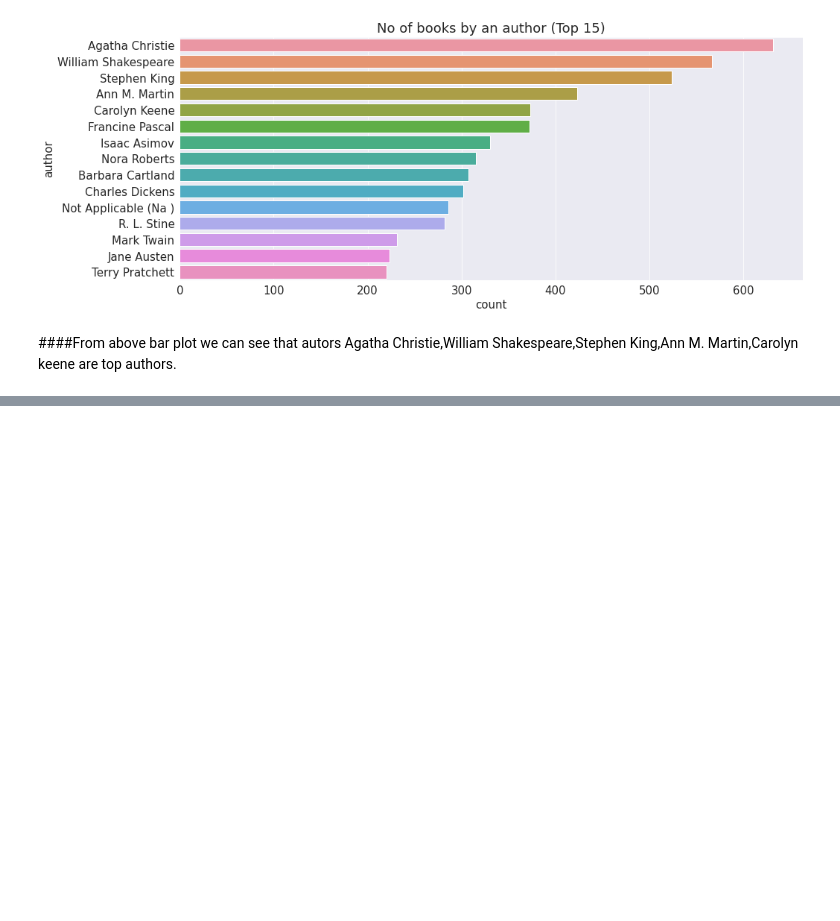
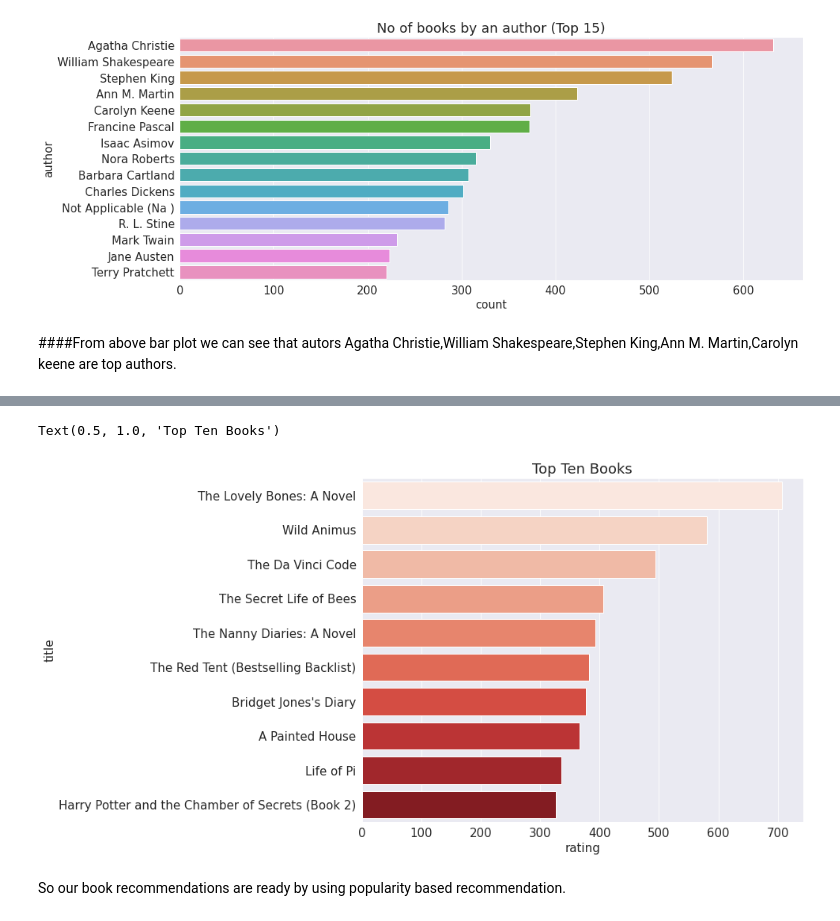
Before and after one commit to RITIK1442840127/Book-Recommendation-System, a Jupyter notebook: Book_Recommendation_System_(_Capstone_project_).ipynb, the cells around one changed output, grey strips where cells are left out. Saved outputs shown, nothing was run; the diff lists cells and outputs as text; code cells hidden in the pictures; blank space fills up the shorter version.

```diff
--- a/Book_Recommendation_System_(_Capstone_project_).ipynb
+++ b/Book_Recommendation_System_(_Capstone_project_).ipynb
@@ -688,0 +712,4 @@ Text(0.5, 1.0, 'No of books by an author (Top 15)')
+# %%
+# Merging ratings_explicit with books dataset on ISBNs feature
+new_book= pd.merge(books, ratings_explicit, on='ISBN')
+new_book.head()
@@ -688,0 +727,3 @@ Text(0.5, 1.0, 'No of books by an author (Top 15)')
+# %%
+# Grouping group data based on title and aggregate based on rating
+top_ten_books= pd.DataFrame(new_book.groupby('title')['rating'].count().sort_values(ascending=False).head(10))
@@ -688,0 +750,2 @@ Text(0.5, 1.0, 'No of books by an author (Top 15)')
+# %%
+top_ten_books=top_ten_books.reset_index() # Reset the index
@@ -688,0 +765,10 @@ Text(0.5, 1.0, 'No of books by an author (Top 15)')
+# %%
+# Plotting horizontal bar blot
+plt.figure(figsize=(10, 8))
+g=sns.barplot(x='rating',y='title',data=top_ten_books, orient='h', palette="Reds")
+plt.title("Top Ten Books")
+# %% [output]
+Text(0.5, 1.0, 'Top Ten Books')
+[figure, added]
+# %% [markdown]
+So our book recommendations are ready by using popularity based recommendation.
```
Also changed, not shown: parts of 19 cells of this notebook.
